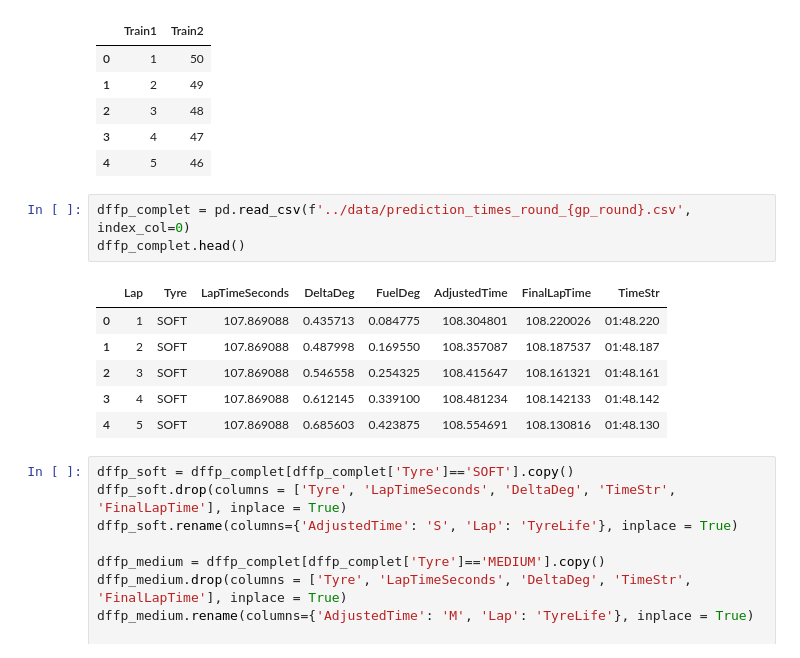
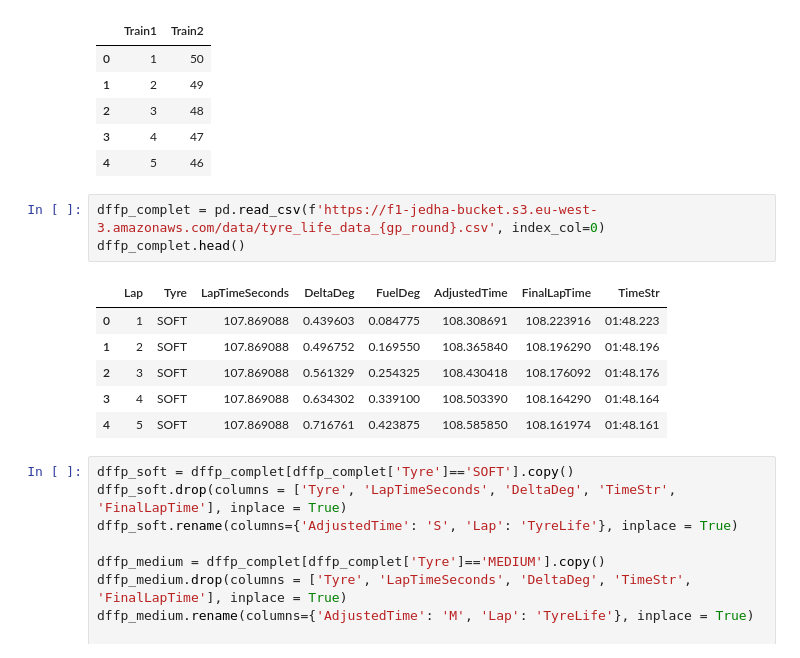
Before and after one commit to GuillaumeArp/Jedha_F1_Project, a Jupyter notebook: Guillaume/race_choice.ipynb, the cells around one changed output. Cells and saved outputs as stored; diff of their text form.

Commit message:
updated script and data

```diff
--- a/Guillaume/race_choice.ipynb
+++ b/Guillaume/race_choice.ipynb
@@ -55,15 +55,15 @@ df_combi2.head()
 | 3 | 4 | 47 |
 | 4 | 5 | 46 |
 # %%
-dffp_complet = pd.read_csv(f'../data/prediction_times_round_{gp_round}.csv', index_col=0)
+dffp_complet = pd.read_csv(f'https://f1-jedha-bucket.s3.eu-west-3.amazonaws.com/data/tyre_life_data_{gp_round}.csv', index_col=0)
 dffp_complet.head()
 # %% [output]
 |  | Lap | Tyre | LapTimeSeconds | DeltaDeg | FuelDeg | AdjustedTime | FinalLapTime | TimeStr |
-| 0 | 1 | SOFT | 107.869088 | 0.435713 | 0.084775 | 108.304801 | 108.220026 | 01:48.220 |
-| 1 | 2 | SOFT | 107.869088 | 0.487998 | 0.169550 | 108.357087 | 108.187537 | 01:48.187 |
-| 2 | 3 | SOFT | 107.869088 | 0.546558 | 0.254325 | 108.415647 | 108.161321 | 01:48.161 |
-| 3 | 4 | SOFT | 107.869088 | 0.612145 | 0.339100 | 108.481234 | 108.142133 | 01:48.142 |
-| 4 | 5 | SOFT | 107.869088 | 0.685603 | 0.423875 | 108.554691 | 108.130816 | 01:48.130 |
+| 0 | 1 | SOFT | 107.869088 | 0.439603 | 0.084775 | 108.308691 | 108.223916 | 01:48.223 |
+| 1 | 2 | SOFT | 107.869088 | 0.496752 | 0.169550 | 108.365840 | 108.196290 | 01:48.196 |
+| 2 | 3 | SOFT | 107.869088 | 0.561329 | 0.254325 | 108.430418 | 108.176092 | 01:48.176 |
+| 3 | 4 | SOFT | 107.869088 | 0.634302 | 0.339100 | 108.503390 | 108.164290 | 01:48.164 |
+| 4 | 5 | SOFT | 107.869088 | 0.716761 | 0.423875 | 108.585850 | 108.161974 | 01:48.161 |
 # %%
 dffp_soft = dffp_complet[dffp_complet['Tyre']=='SOFT'].copy()
 dffp_soft.drop(columns = ['Tyre', 'LapTimeSeconds', 'DeltaDeg', 'TimeStr', 'FinalLapTime'], inplace = True)
```
Also changed, not shown: parts of 4 cells of this notebook, 7 other files.
